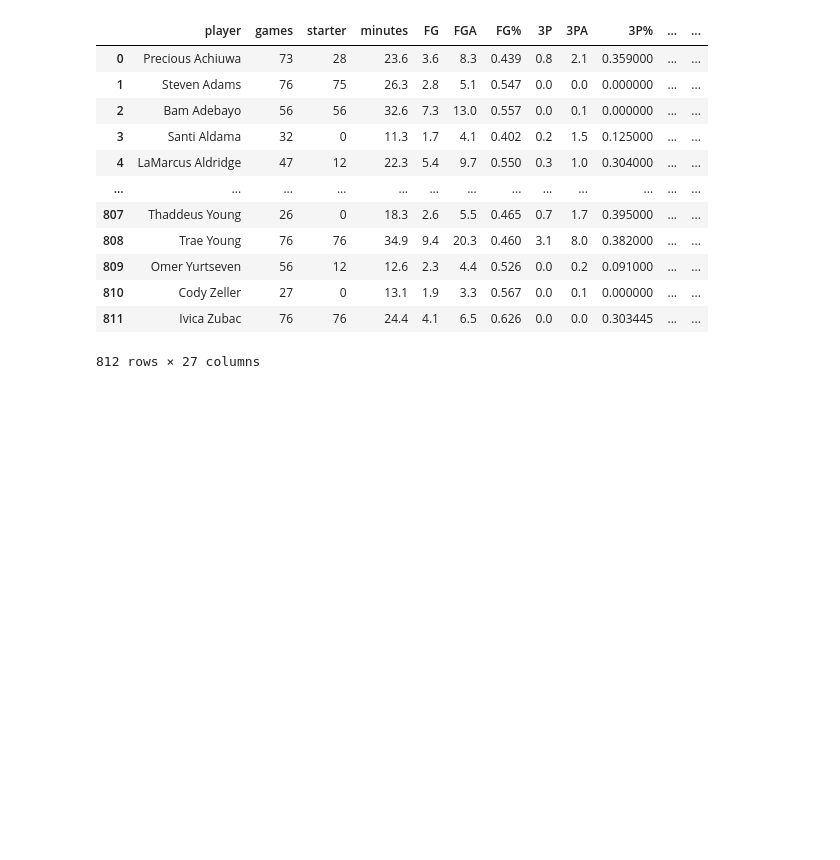
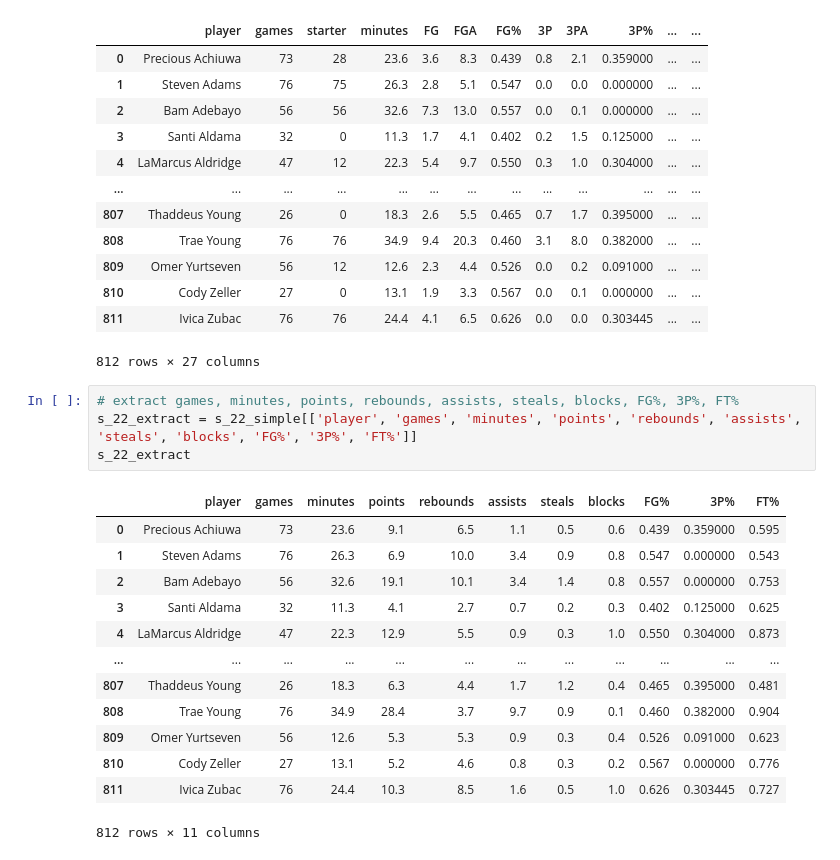
Before and after one commit to danieltsan/nba_mvp_predictor, a Jupyter notebook: notebooks_mvp_23_predictor.ipynb, the cells around one changed output. Drawn from its saved outputs; the diff is of its cells as text; blank space fills up the shorter version.

```diff
--- a/notebooks_mvp_23_predictor.ipynb
+++ b/notebooks_mvp_23_predictor.ipynb
@@ -202,3 +207,21 @@ s_22_simple
 | 810 | Cody Zeller | 27 | 0 | 13.1 | 1.9 | 3.3 | 0.567 | 0.0 | 0.1 | 0.000000 | ... | ... |
 | 811 | Ivica Zubac | 76 | 76 | 24.4 | 4.1 | 6.5 | 0.626 | 0.0 | 0.0 | 0.303445 | ... | ... |
 812 rows × 27 columns
+# %%
+# extract games, minutes, points, rebounds, assists, steals, blocks, FG%, 3P%, FT%
+s_22_extract = s_22_simple[['player', 'games', 'minutes', 'points', 'rebounds', 'assists', 'steals', 'blocks', 'FG%', '3P%', 'FT%']]
+s_22_extract
+# %% [output]
+|  | player | games | minutes | points | rebounds | assists | steals | blocks | FG% | 3P% | FT% |
+| 0 | Precious Achiuwa | 73 | 23.6 | 9.1 | 6.5 | 1.1 | 0.5 | 0.6 | 0.439 | 0.359000 | 0.595 |
+| 1 | Steven Adams | 76 | 26.3 | 6.9 | 10.0 | 3.4 | 0.9 | 0.8 | 0.547 | 0.000000 | 0.543 |
+| 2 | Bam Adebayo | 56 | 32.6 | 19.1 | 10.1 | 3.4 | 1.4 | 0.8 | 0.557 | 0.000000 | 0.753 |
+| 3 | Santi Aldama | 32 | 11.3 | 4.1 | 2.7 | 0.7 | 0.2 | 0.3 | 0.402 | 0.125000 | 0.625 |
+| 4 | LaMarcus Aldridge | 47 | 22.3 | 12.9 | 5.5 | 0.9 | 0.3 | 1.0 | 0.550 | 0.304000 | 0.873 |
+| ... | ... | ... | ... | ... | ... | ... | ... | ... | ... | ... | ... |
+| 807 | Thaddeus Young | 26 | 18.3 | 6.3 | 4.4 | 1.7 | 1.2 | 0.4 | 0.465 | 0.395000 | 0.481 |
+| 808 | Trae Young | 76 | 34.9 | 28.4 | 3.7 | 9.7 | 0.9 | 0.1 | 0.460 | 0.382000 | 0.904 |
+| 809 | Omer Yurtseven | 56 | 12.6 | 5.3 | 5.3 | 0.9 | 0.3 | 0.4 | 0.526 | 0.091000 | 0.623 |
+| 810 | Cody Zeller | 27 | 13.1 | 5.2 | 4.6 | 0.8 | 0.3 | 0.2 | 0.567 | 0.000000 | 0.776 |
+| 811 | Ivica Zubac | 76 | 24.4 | 10.3 | 8.5 | 1.6 | 0.5 | 1.0 | 0.626 | 0.303445 | 0.727 |
+812 rows × 11 columns
```
Also changed, not shown: parts of 8 cells of this notebook.
